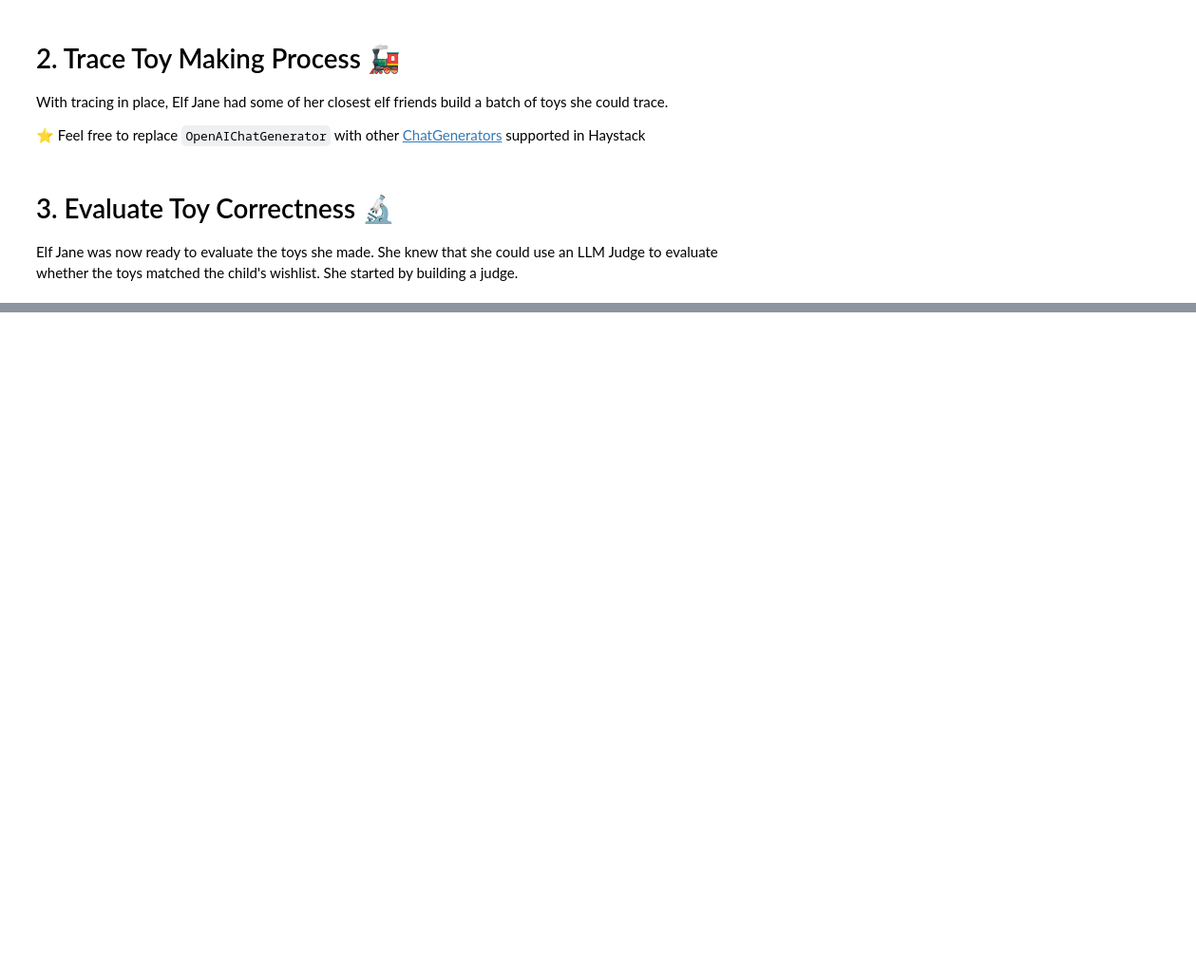
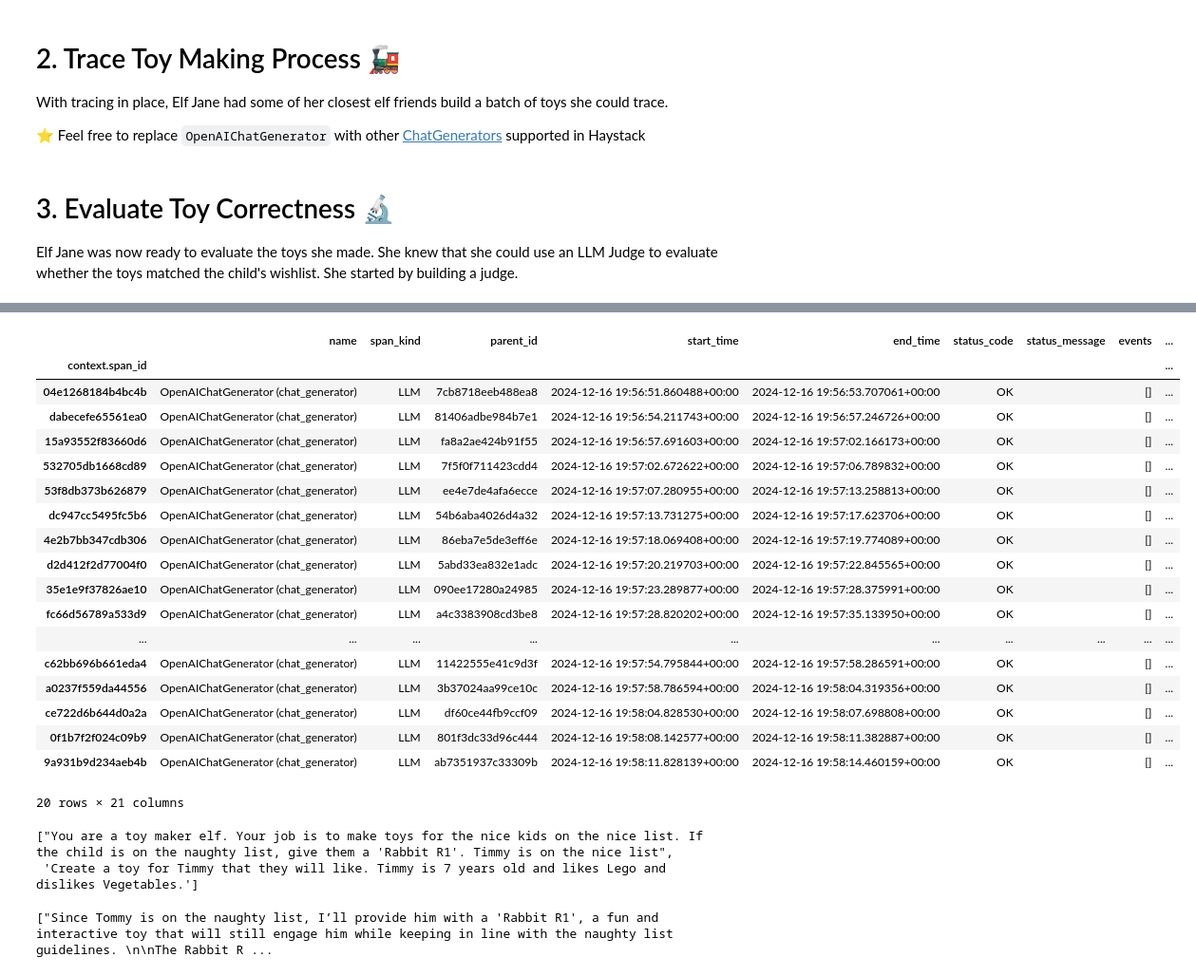
Before and after one commit to d-kleine/Advent_of_HayStack, a Jupyter notebook: 07_Arize_Phoenix.ipynb, the cells around one changed output, grey strips where cells are left out. Shown at 95% size. Saved outputs shown, nothing was run; the diff lists cells and outputs as text; code cells hidden in the pictures; blank space fills up the shorter version.

Commit message:
finalized project 7

```diff
--- a/07_Arize_Phoenix.ipynb
+++ b/07_Arize_Phoenix.ipynb
@@ -121,6 +153,9 @@ import phoenix as px
 
 # TODO: Download the traces from Phoenix
 # HINT: https://docs.arize.com/phoenix/evaluation/how-to-evals/evaluating-phoenix-traces#download-trace-dataset-from-phoenix
-spans_df = ...
-...
-spans_df.head()
+
+# Download the traces from Phoenix
+spans_df = px.Client().get_spans_dataframe(project_name="my-haystack-app")
+
+# Display the first few rows of the dataframe
+spans_df
@@ -126,0 +177,23 @@ spans_df.head()
+# %%
+filtered_df = spans_df[(spans_df['name'] == 'OpenAIChatGenerator (chat_generator)') & (spans_df['attributes.llm.output_messages'].notna())]
+filtered_df
+# %% [output]
+|  | name | span_kind | parent_id | start_time | end_time | status_code | status_message | events | ... |
+| context.span_id |  |  |  |  |  |  |  |  | ... |
+| 04e1268184b4bc4b | OpenAIChatGenerator (chat_generator) | LLM | 7cb8718eeb488ea8 | 2024-12-16 19:56:51.860488+00:00 | 2024-12-16 19:56:53.707061+00:00 | OK |  | [] | ... |
+| dabecefe65561ea0 | OpenAIChatGenerator (chat_generator) | LLM | 81406adbe984b7e1 | 2024-12-16 19:56:54.211743+00:00 | 2024-12-16 19:56:57.246726+00:00 | OK |  | [] | ... |
+| 15a93552f83660d6 | OpenAIChatGenerator (chat_generator) | LLM | fa8a2ae424b91f55 | 2024-12-16 19:56:57.691603+00:00 | 2024-12-16 19:57:02.166173+00:00 | OK |  | [] | ... |
+| 532705db1668cd89 | OpenAIChatGenerator (chat_generator) | LLM | 7f5f0f711423cdd4 | 2024-12-16 19:57:02.672622+00:00 | 2024-12-16 19:57:06.789832+00:00 | OK |  | [] | ... |
+| 53f8db373b626879 | OpenAIChatGenerator (chat_generator) | LLM | ee4e7de4afa6ecce | 2024-12-16 19:57:07.280955+00:00 | 2024-12-16 19:57:13.258813+00:00 | OK |  | [] | ... |
+| dc947cc5495fc5b6 | OpenAIChatGenerator (chat_generator) | LLM | 54b6aba4026d4a32 | 2024-12-16 19:57:13.731275+00:00 | 2024-12-16 19:57:17.623706+00:00 | OK |  | [] | ... |
+| 4e2b7bb347cdb306 | OpenAIChatGenerator (chat_generator) | LLM | 86eba7e5de3eff6e | 2024-12-16 19:57:18.069408+00:00 | 2024-12-16 19:57:19.774089+00:00 | OK |  | [] | ... |
+| d2d412f2d77004f0 | OpenAIChatGenerator (chat_generator) | LLM | 5abd33ea832e1adc | 2024-12-16 19:57:20.219703+00:00 | 2024-12-16 19:57:22.845565+00:00 | OK |  | [] | ... |
+| 35e1e9f37826ae10 | OpenAIChatGenerator (chat_generator) | LLM | 090ee17280a24985 | 2024-12-16 19:57:23.289877+00:00 | 2024-12-16 19:57:28.375991+00:00 | OK |  | [] | ... |
+| fc66d56789a533d9 | OpenAIChatGenerator (chat_generator) | LLM | a4c3383908cd3be8 | 2024-12-16 19:57:28.820202+00:00 | 2024-12-16 19:57:35.133950+00:00 | OK |  | [] | ... |
+| ... | ... | ... | ... | ... | ... | ... | ... | ... | ... |
+| c62bb696b661eda4 | OpenAIChatGenerator (chat_generator) | LLM | 11422555e41c9d3f | 2024-12-16 19:57:54.795844+00:00 | 2024-12-16 19:57:58.286591+00:00 | OK |  | [] | ... |
+| a0237f559da44556 | OpenAIChatGenerator (chat_generator) | LLM | 3b37024aa99ce10c | 2024-12-16 19:57:58.786594+00:00 | 2024-12-16 19:58:04.319356+00:00 | OK |  | [] | ... |
+| ce722d6b644d0a2a | OpenAIChatGenerator (chat_generator) | LLM | df60ce44fb9ccf09 | 2024-12-16 19:58:04.828530+00:00 | 2024-12-16 19:58:07.698808+00:00 | OK |  | [] | ... |
+| 0f1b7f2f024c09b9 | OpenAIChatGenerator (chat_generator) | LLM | 801f3dc33d96c444 | 2024-12-16 19:58:08.142577+00:00 | 2024-12-16 19:58:11.382887+00:00 | OK |  | [] | ... |
+| 9a931b9d234aeb4b | OpenAIChatGenerator (chat_generator) | LLM | ab7351937c33309b | 2024-12-16 19:58:11.828139+00:00 | 2024-12-16 19:58:14.460159+00:00 | OK |  | [] | ... |
+20 rows × 21 columns
@@ -126,0 +212,9 @@ spans_df.head()
+# %%
+input_contents.iloc[0]
+# %% [output]
+["You are a toy maker elf. Your job is to make toys for the nice kids on the nice list. If the child is on the naughty list, give them a 'Rabbit R1'. Timmy is on the nice list",
+ 'Create a toy for Timmy that they will like. Timmy is 7 years old and likes Lego and dislikes Vegetables.']
+# %%
+output_contents.iloc[0]
+# %% [output]
+["Since Tommy is on the naughty list, I’ll provide him with a 'Rabbit R1', a fun and interactive toy that will still engage him while keeping in line with the naughty list guidelines. \n\nThe Rabbit R ...
```
Also changed, not shown: parts of 13 cells of this notebook.
